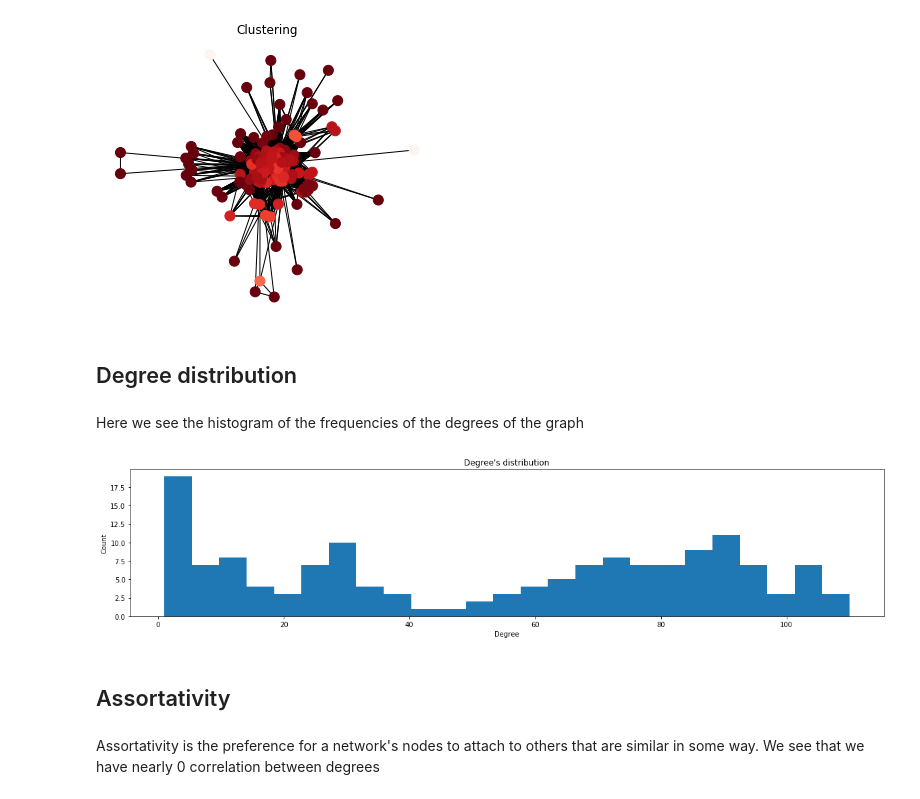
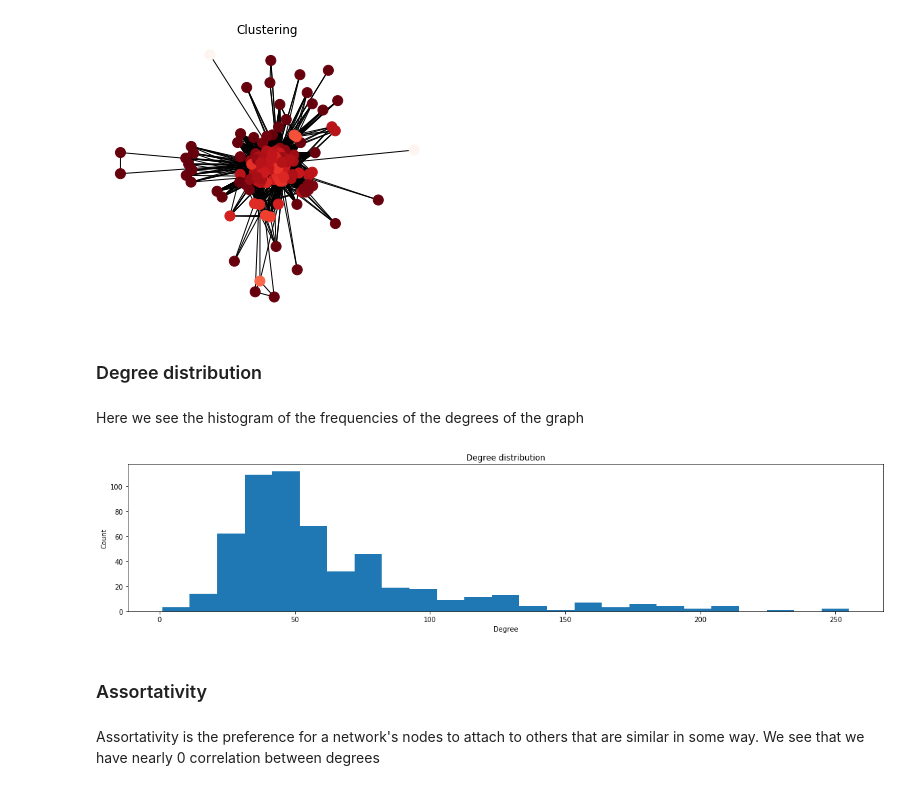
Before and after one commit to bernatesquirol/complexify, a Jupyter notebook: notebooks/02_CentralityClustering.ipynb, the cells around one changed output. Saved outputs shown, nothing was run; the diff lists cells and outputs as text; code cells hidden in the pictures.

```diff
--- a/notebooks/02_CentralityClustering.ipynb
+++ b/notebooks/02_CentralityClustering.ipynb
@@ -26,6 +27,6 @@ from matplotlib import pyplot as plt
 # %%
 # N=[636, 1029]
-N = 1029
+N = 636
 # %%
 spotify = nx.read_gpickle('../data/network_bipartite_{:d}.gpkl'.format(N))
 # %% [markdown]
@@ -69,6 +76,6 @@ Choose either playlists or artists to compute some metrics
 # %%
-# G, node_size = playlists_projection, 20
-G, node_size = artists_projection, 100
+G, node_size = playlists_projection, 20
+# G, node_size = artists_projection, 100
 
 # Position to draw all the plots with the same network structure
 pos = nx.spring_layout(G)
@@ -210,21 +226,21 @@ print("DONE")
 Computing clustering... DONE
 [figure]
 # %% [markdown]
-## Degree distribution
+### Degree distribution
 # %% [markdown]
 Here we see the histogram of the frequencies of the degrees of the graph
 # %%
 degrees = list(dict(G.degree()).values())
 plt.figure(figsize=(20,4))
 plt.hist(degrees, bins=25)
-plt.title('Degree\'s distribution')
+plt.title('Degree distribution')
 plt.xlabel('Degree')
 plt.ylabel('Count')
 plt.show()
 # %% [output]
-[figure, old version]
+[figure, new version]
 # %% [markdown]
-## Assortativity
+### Assortativity
 # %% [markdown]
 Assortativity is the preference for a network's nodes to attach to others that are similar in some way. We see that we have nearly 0 correlation between degrees
 # %%
```
Also changed, not shown: parts of 33 cells of this notebook.
